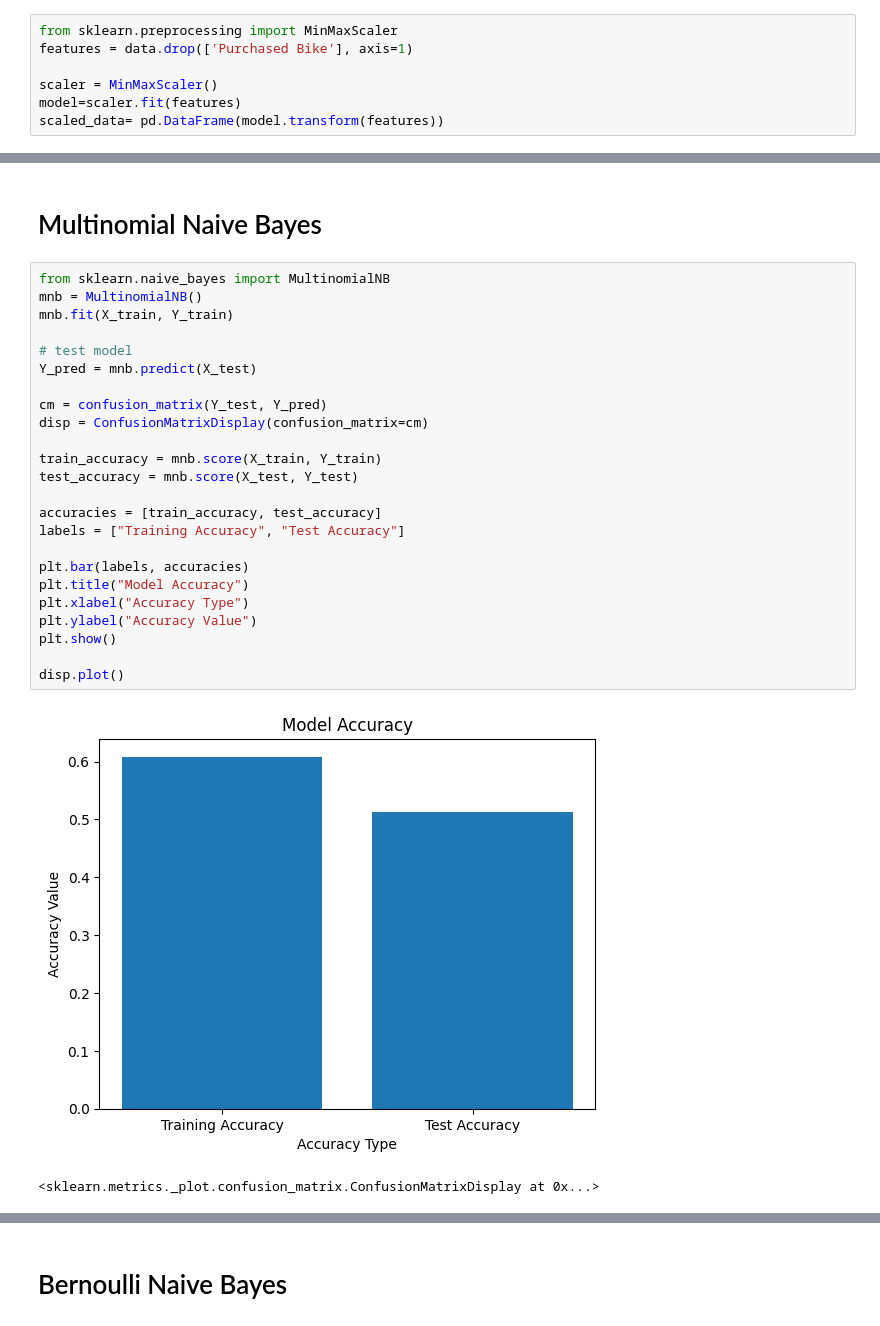
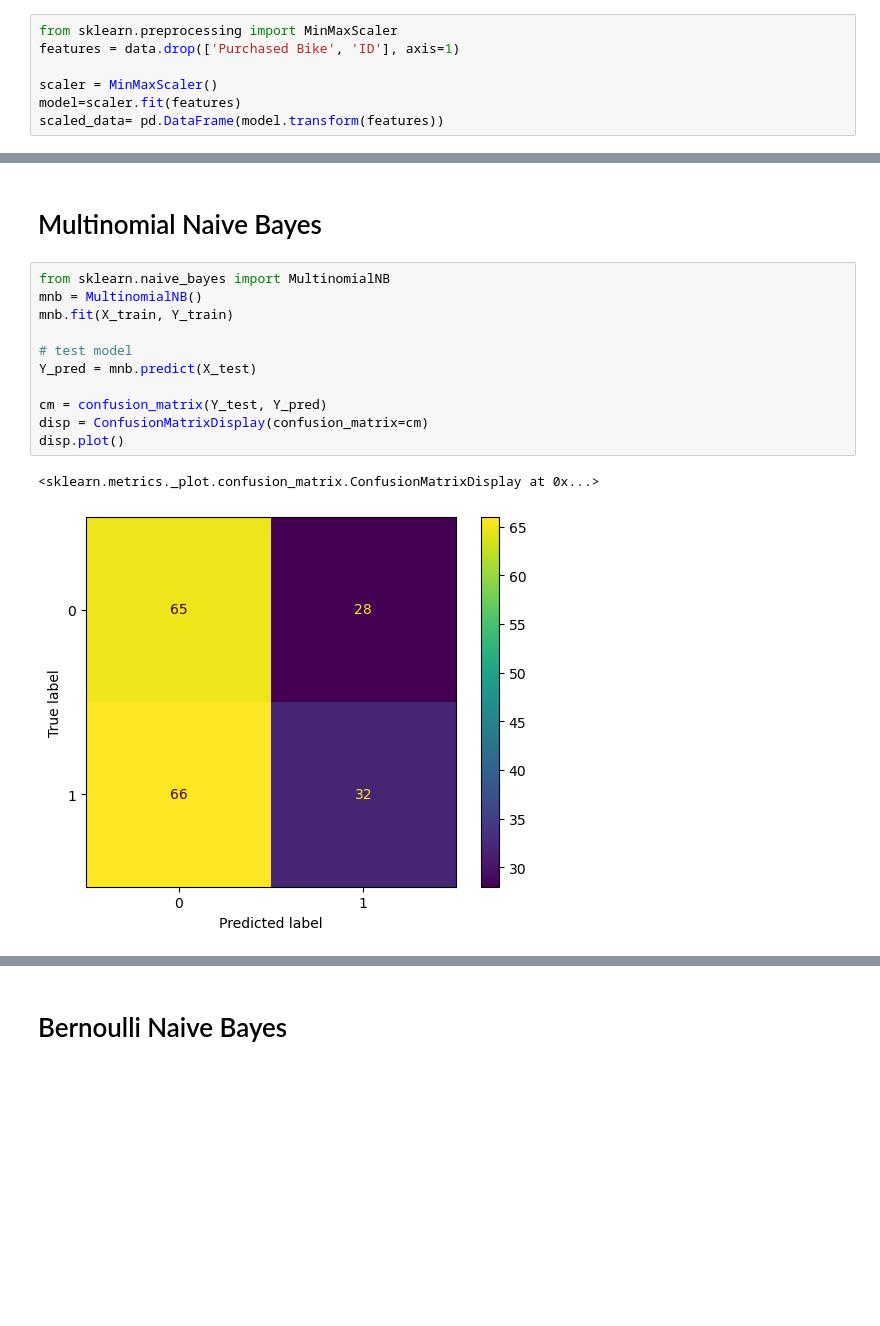
Before and after one commit to phanhoang1205/project-machine-learning, a Jupyter notebook: Cau2/Classification.ipynb, the cells around one changed output, grey strips where cells are left out. Drawn from its saved outputs; the diff is of its cells as text; blank space fills up the shorter version.

```diff
--- a/Cau2/Classification.ipynb
+++ b/Cau2/Classification.ipynb
@@ -85,7 +85,7 @@ for i in range(len(types)):
 # Normalization
 # %%
 from sklearn.preprocessing import MinMaxScaler
-features = data.drop(['Purchased Bike'], axis=1)
+features = data.drop(['Purchased Bike', 'ID'], axis=1)
 
 scaler = MinMaxScaler()
 model=scaler.fit(features)
@@ -257,27 +212,14 @@ weighted avg       0.59      0.59      0.58       191
 # %%
 from sklearn.naive_bayes import MultinomialNB
 mnb = MultinomialNB()
 mnb.fit(X_train, Y_train)
 
 # test model
 Y_pred = mnb.predict(X_test)
 
 cm = confusion_matrix(Y_test, Y_pred)
 disp = ConfusionMatrixDisplay(confusion_matrix=cm)
-
-train_accuracy = mnb.score(X_train, Y_train)
-test_accuracy = mnb.score(X_test, Y_test)
-
-accuracies = [train_accuracy, test_accuracy]
-labels = ["Training Accuracy", "Test Accuracy"]
-
-plt.bar(labels, accuracies)
-plt.title("Model Accuracy")
-plt.xlabel("Accuracy Type")
-plt.ylabel("Accuracy Value")
-plt.show()
-
 disp.plot()
 # %% [output]
+<sklearn.metrics._plot.confusion_matrix.ConfusionMatrixDisplay at 0x...>
-[figure, old version]
+[figure, new version]
-<sklearn.metrics._plot.confusion_matrix.ConfusionMatrixDisplay at 0x...>
```
Also changed, not shown: parts of 25 cells of this notebook, 3 other files.
